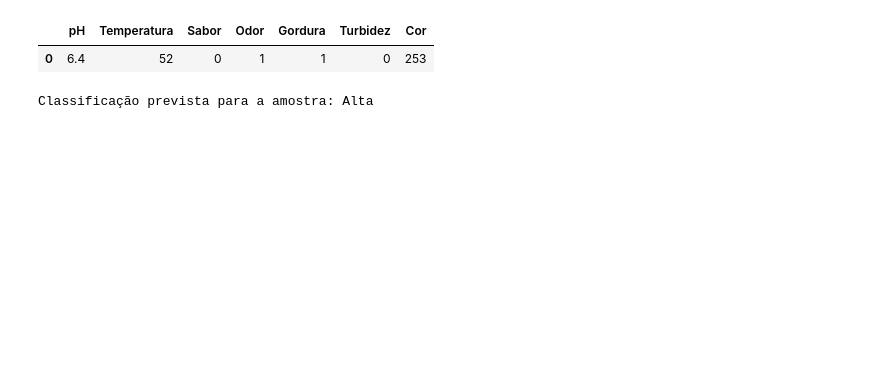
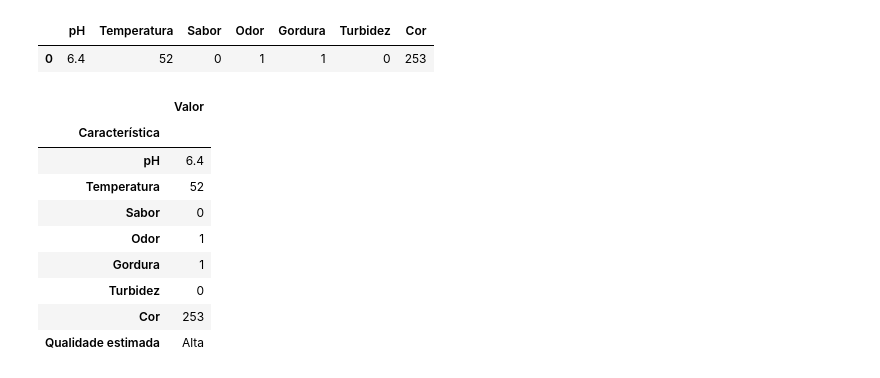
Before and after one commit to cleberfmodesto/Classificacao_modelo_semi_supervisionados, a Jupyter notebook: Aulas/Aula+5+-+Aprendizado+semi-supervisionado.ipynb, the cells around one changed output. Cells and saved outputs as stored; diff of their text form; code cells hidden in the pictures; blank space fills up the shorter version.

```diff
--- a/Aulas/Aula+5+-+Aprendizado+semi-supervisionado.ipynb
+++ b/Aulas/Aula+5+-+Aprendizado+semi-supervisionado.ipynb
@@ -604,5 +602,29 @@ previsao_codigo = modelo_label_propagation.predict(novo_dado_normalizado)
-# %%
-previsao = label_encoder.inverse_transform(previsao_codigo)[0]
-print(f"Classificação prevista para a amostra: {previsao.capitalize()}")
-# %% [output]
-Classificação prevista para a amostra: Alta
+# %%
+novo_dado_normalizado = pd.DataFrame(
+    modelo_min_max.transform(novo_dado),
+    columns=modelo_min_max.feature_names_in_,
+    index=novo_dado.index
+)
+previsao_codigo = modelo_label_propagation.predict(novo_dado_normalizado)
+previsao = label_encoder.inverse_transform(previsao_codigo)[0]
+# %%
+resultado_teste = pd.DataFrame(
+    {
+        "Valor": [novo_dado[coluna].iloc[0] for coluna in novo_dado.columns]
+        + [previsao.capitalize()]
+    },
+    index=novo_dado.columns.tolist() + ["Qualidade estimada"]
+)
+resultado_teste.index.name = "Característica"
+resultado_teste
+# %% [output]
+|  | Valor |
+| Característica |  |
+| pH | 6.4 |
+| Temperatura | 52 |
+| Sabor | 0 |
+| Odor | 1 |
+| Gordura | 1 |
+| Turbidez | 0 |
+| Cor | 253 |
+| Qualidade estimada | Alta |
```
Also changed, not shown: parts of 3 cells of this notebook, 1 other file.
